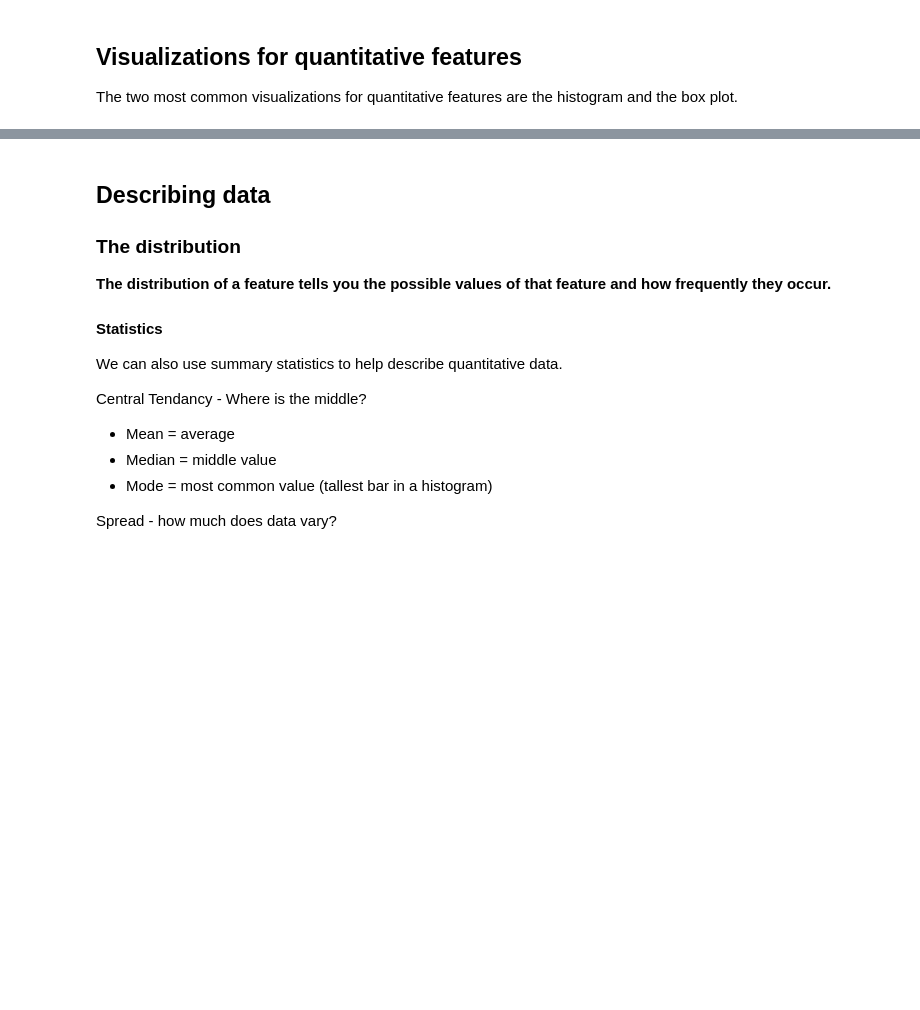
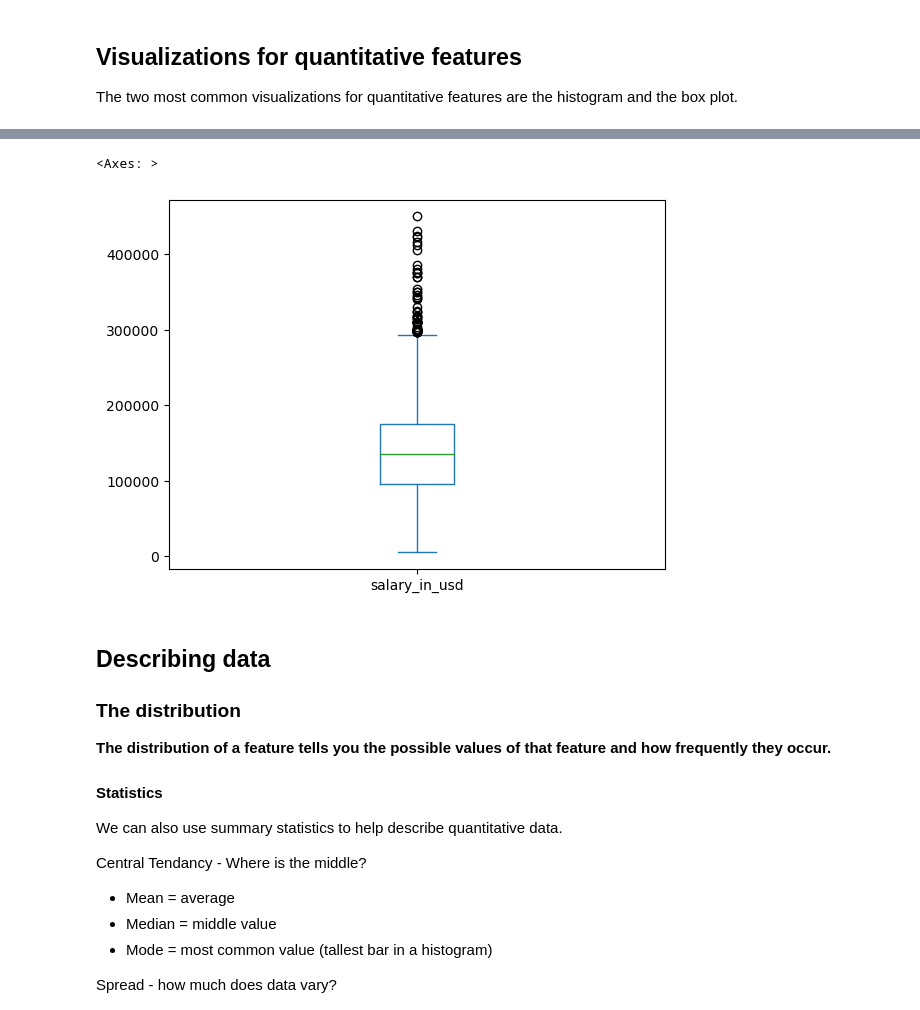
Before and after one commit to sagefhopkins/Data_Visualization_And_Modeling, a Jupyter notebook: Lecture/Week 1/1.1 - Data Visualization.ipynb, the cells around one changed output, grey strips where cells are left out. Cells and saved outputs as stored; diff of their text form; code cells hidden in the pictures; blank space fills up the shorter version.

```diff
--- a/Lecture/Week 1/1.1 - Data Visualization.ipynb
+++ b/Lecture/Week 1/1.1 - Data Visualization.ipynb
@@ -178,3 +263,8 @@ The two most common visualizations for quantitative features are the histogram a
+# %%
+salary_df['salary_in_usd'].plot(kind='box')
+# %% [output]
+<Axes: >
+[figure, added]
 # %% [markdown]
 ## Describing data
 
```
Also changed, not shown: parts of 20 cells of this notebook.
